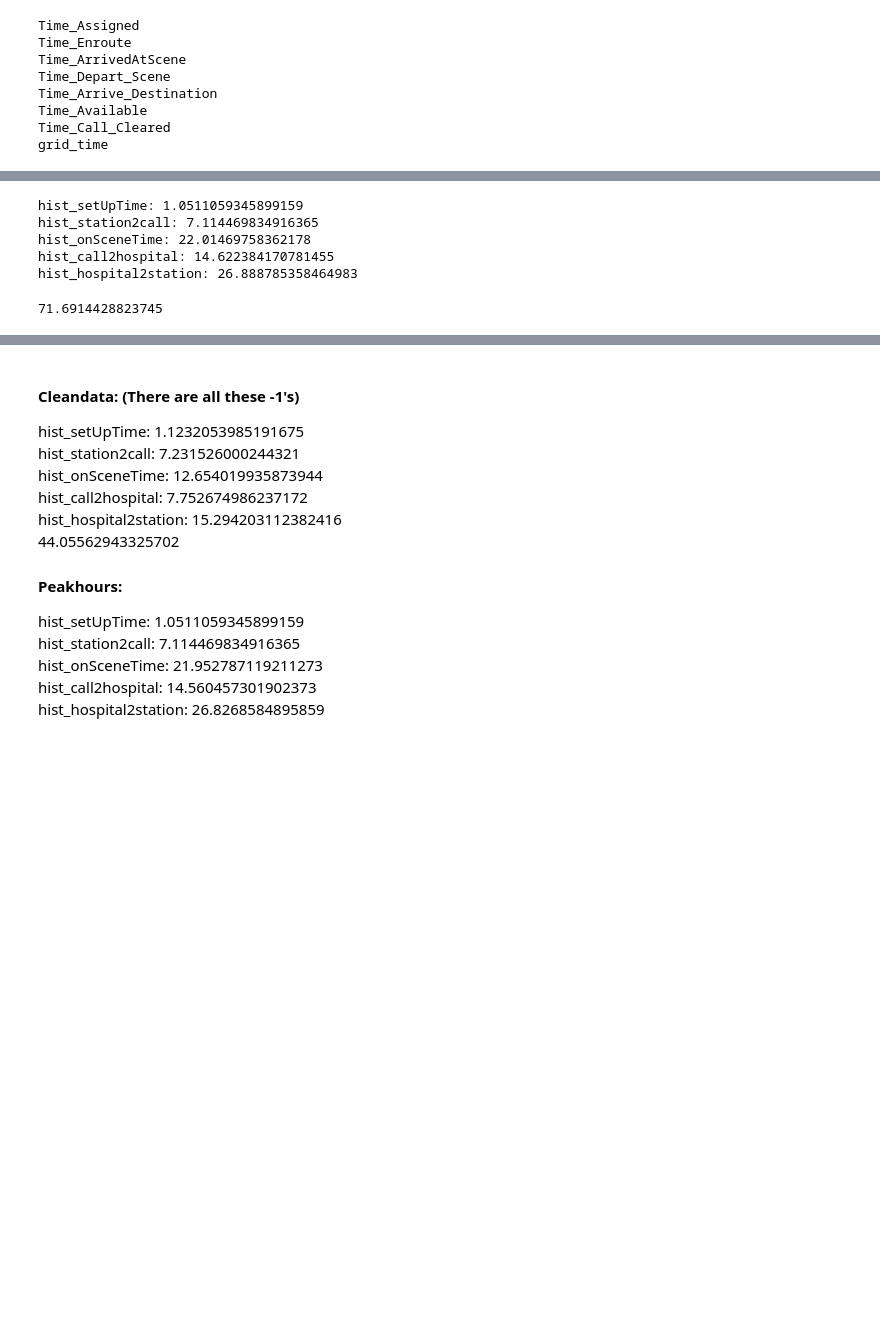
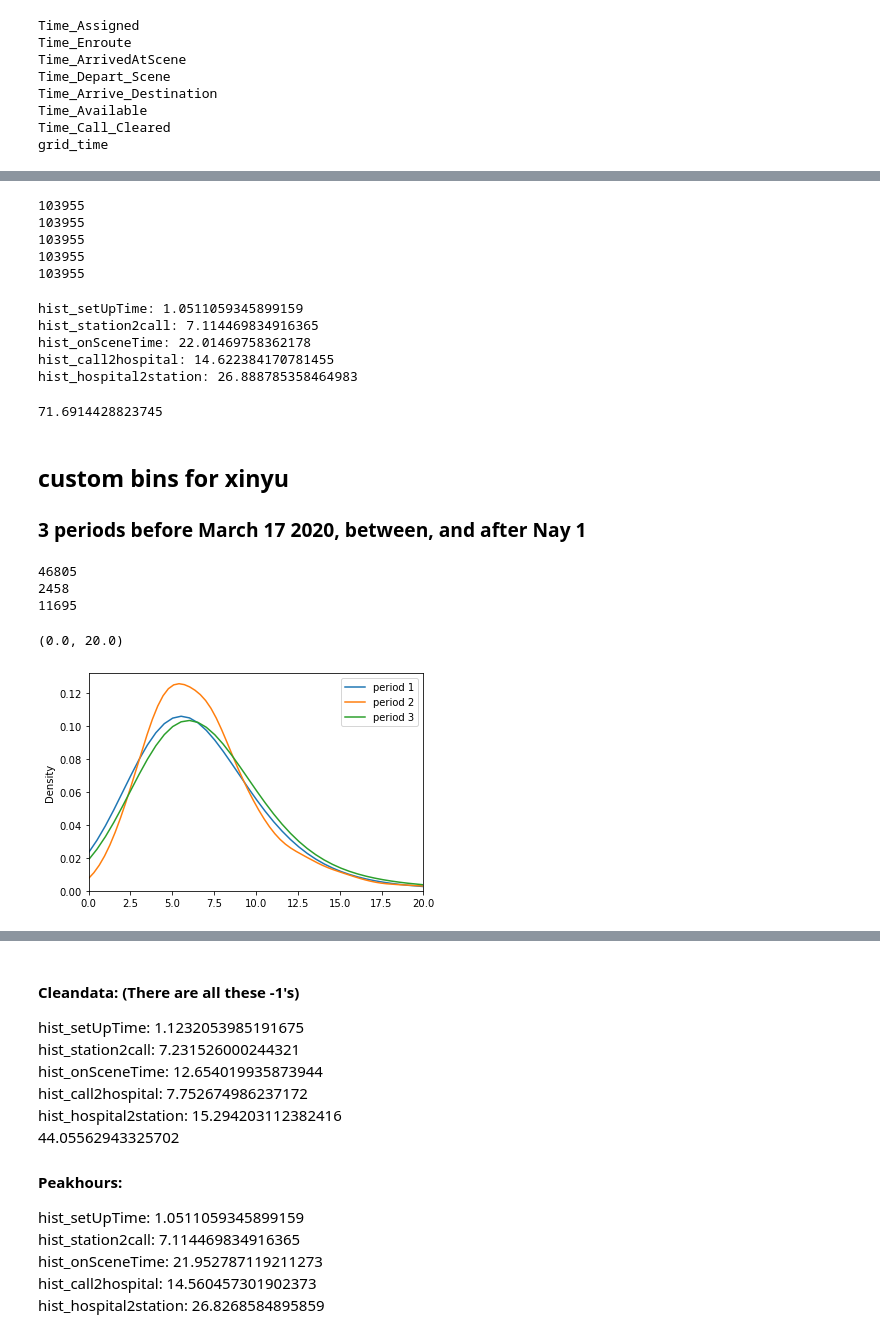
Before and after one commit to joshua-ong/AmbulanceDeployment, a Jupyter notebook: verification/travel_time.ipynb, the cells around one changed output, grey strips where cells are left out. Cells and saved outputs as stored; diff of their text form; code cells hidden in the pictures; blank space fills up the shorter version.

```diff
--- a/verification/travel_time.ipynb
+++ b/verification/travel_time.ipynb
@@ -208,3 +237,15 @@ for i in range(1,nsamples):
+# %%
+print(len(hist_setUpTime))
+print(len(hist_station2call))
+print(len(hist_onSceneTime))
+print(len(hist_call2hospital))
+print(len(hist_hospital2station))
+# %% [output]
+103955
+103955
+103955
+103955
+103955
 # %%
 print("hist_setUpTime: " + str(np.mean(hist_setUpTime)))
 print("hist_station2call: " + str(np.mean(hist_station2call)))
@@ -220,3 +261,6 @@ hist_onSceneTime: 22.01469758362178
 hist_call2hospital: 14.622384170781455
 hist_hospital2station: 26.888785358464983
 71.6914428823745
+# %% [markdown]
+## custom bins for xinyu
+### 3 periods before March 17 2020, between, and after Nay 1
@@ -222,0 +269,51 @@ hist_hospital2station: 26.888785358464983
+# %%
+period_setUpTime = [[],[],[]] #np.zeros([10,1])
+period_station2call = [[],[],[]]
+period_onSceneTime = [[],[],[]]
+period_call2hospital = [[],[],[]]
+period_hospital2station = [[],[],[]]
+
+for i in range(1,nsamples-1):
+    #print(i)
+    Time_Assigned = csv2calendar(i,6)
+    if Time_Assigned.year == 2019 or Time_Assigned.month < 3 :
+        period_setUpTime[0].append(hist_setUpTime[i])
+        period_station2call[0].append(hist_station2call[i])
+        period_onSceneTime[0].append(hist_onSceneTime[i])
+        period_call2hospital[0].append(hist_call2hospital[i])
+        period_hospital2station[0].append(hist_hospital2station[i])
+    elif Time_Assigned.month <= 3 and Time_Assigned.day <= 16:
+        period_setUpTime[0].append(hist_setUpTime[i])
+        period_station2call[0].append(hist_station2call[i])
+        period_onSceneTime[0].append(hist_onSceneTime[i])
+        period_call2hospital[0].append(hist_call2hospital[i])
+        period_hospital2station[0].append(hist_hospital2station[i])
+    elif Time_Assigned.month <= 5 and Time_Assigned.day <= 16:
+        period_setUpTime[1].append(hist_setUpTime[i])
+        period_station2call[1].append(hist_station2call[i])
+        period_onSceneTime[1].append(hist_onSceneTime[i])
+        period_call2hospital[1].append(hist_call2hospital[i])
+        period_hospital2station[1].append(hist_hospital2station[i])
+    else:
+        period_setUpTime[2].append(hist_setUpTime[i])
+        period_station2call[2].append(hist_station2call[i])
+        period_onSceneTime[2].append(hist_onSceneTime[i])
+        period_call2hospital[2].append(hist_call2hospital[i])
+        period_hospital2station[2].append(hist_hospital2station[i])
+# %%
+print(len(period_onSceneTime[0]))
+print(len(period_onSceneTime[1]))
+print(len(period_onSceneTime[2]))
+# %% [output]
+46805
+2458
+11695
+# %%
+sns.kdeplot(period_station2call[0], clip = [0,100])
+sns.kdeplot(period_station2call[1], clip = [0,100])
+sns.kdeplot(period_station2call[2], clip = [0,100])
+plt.legend(["period 1", "period 2", "period 3"])
+plt.xlim([0,20])
+# %% [output]
+(0.0, 20.0)
+[figure, added]
```
Also changed, not shown: parts of 27 cells of this notebook, 8 other files.
